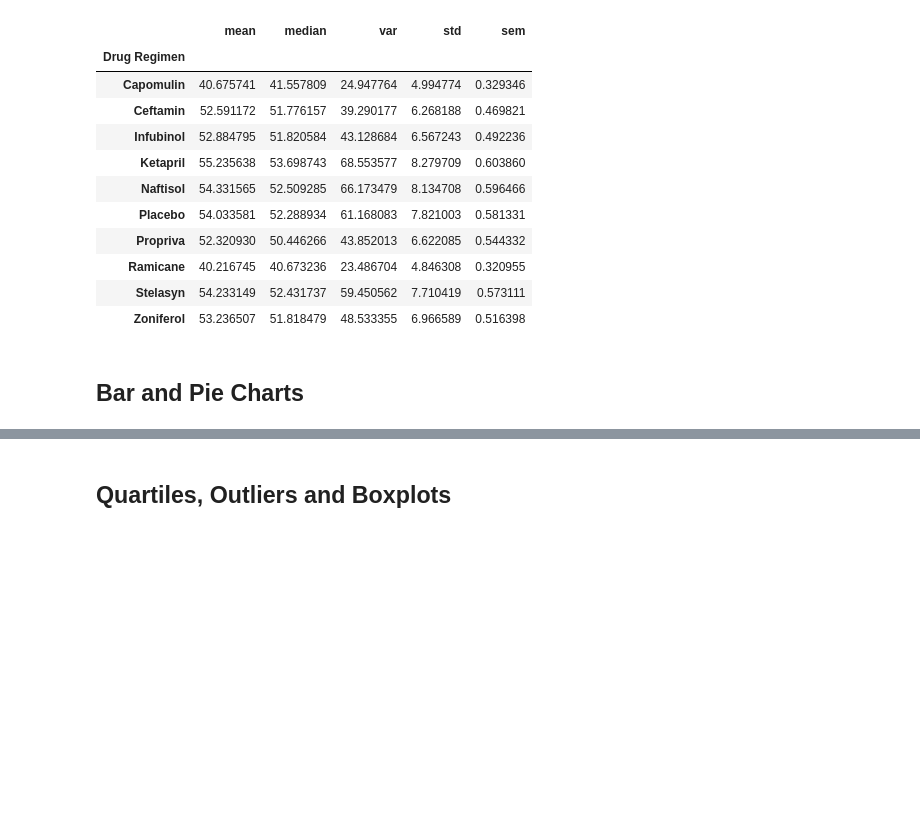
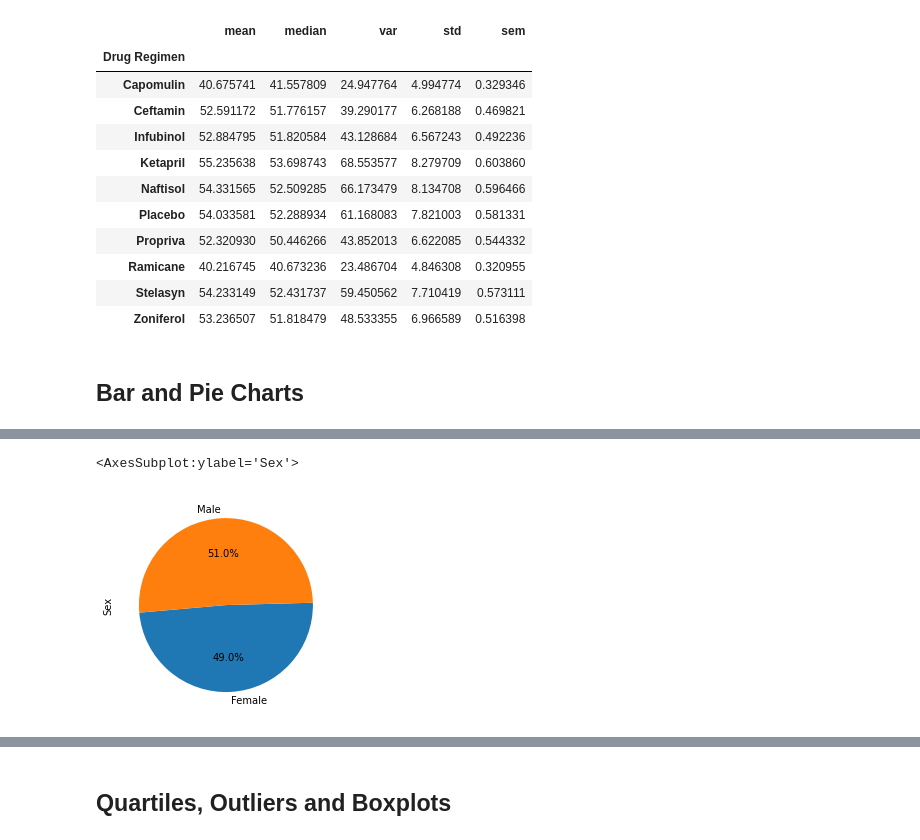
Before and after one commit to Dortilla/MatPlotLibChallenge, a Jupyter notebook: Pymaceuticals/pymaceuticals_starter.ipynb, the cells around one changed output, grey strips where cells are left out. Cells and saved outputs as stored; diff of their text form; code cells hidden in the pictures; blank space fills up the shorter version.

```diff
--- a/Pymaceuticals/pymaceuticals_starter.ipynb
+++ b/Pymaceuticals/pymaceuticals_starter.ipynb
@@ -150 +163,8 @@ tumorvolume_df2
+# %%
+# Generate a pie plot showing the distribution of female versus male mice using Pandas
+sex_pie = cleaned_df_v2.groupby(['Sex'])['Sex'].count() # Group by sex and count
+sex_pie.plot.pie(autopct='%1.1f%%', startangle=185) # Plot chart with largest value on top and percentages inside slices
+# %% [output]
+<AxesSubplot:ylabel='Sex'>
+[figure, added]
 # %%
```
Also changed, not shown: parts of 7 cells of this notebook.
